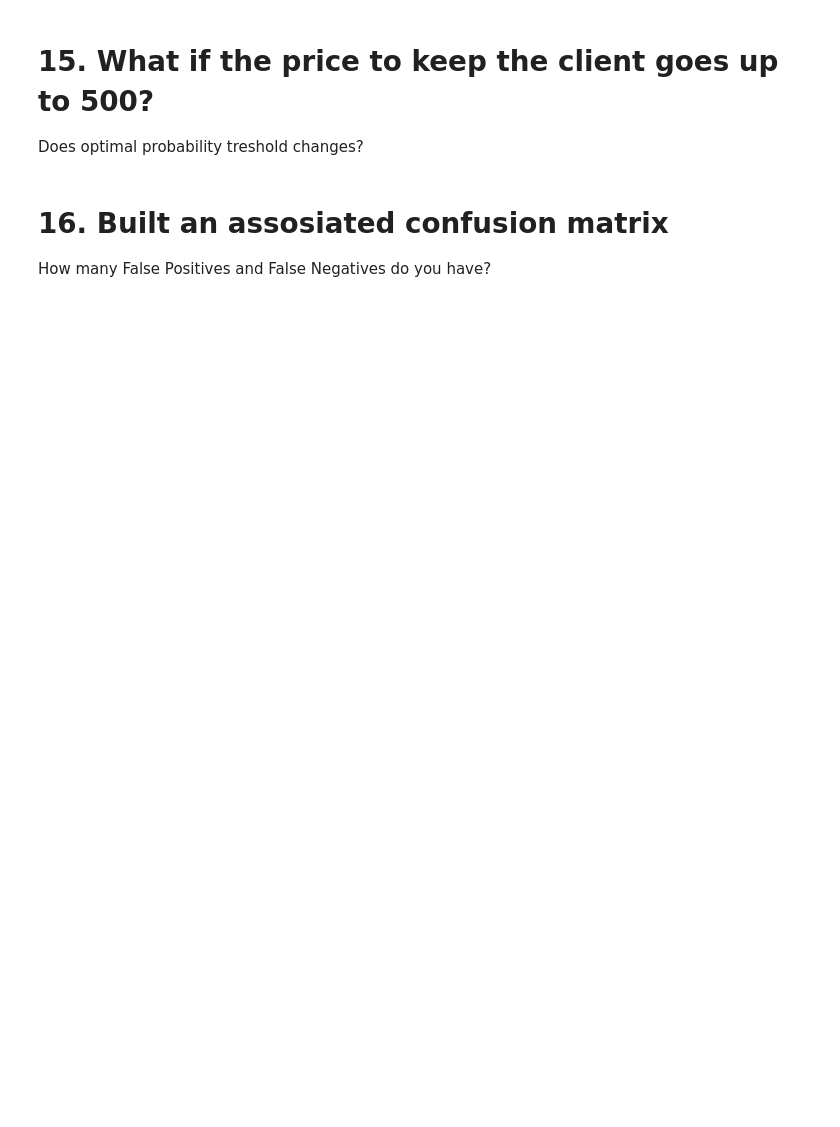
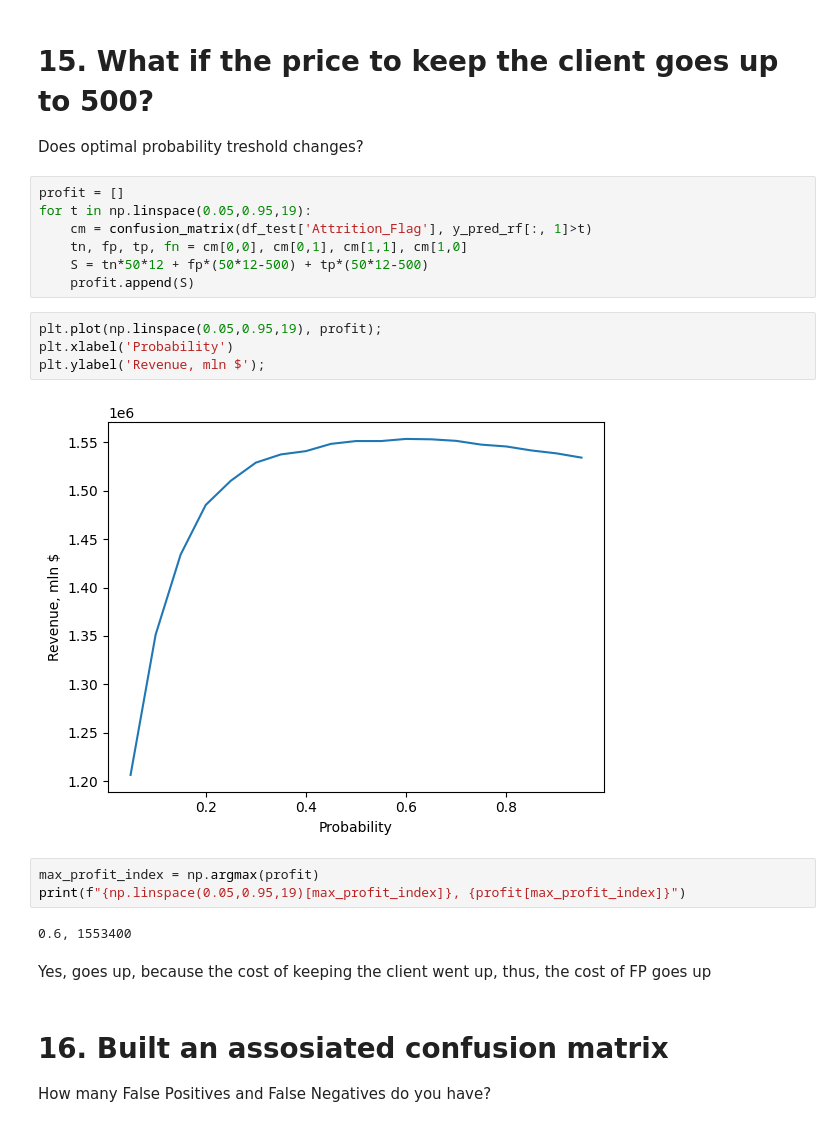
Before and after one commit to Badcat330/ds-for-business, a Jupyter notebook: home-assignment-2/ha2-churn-prediction.ipynb, the cells around one changed output. Drawn from its saved outputs; the diff is of its cells as text; blank space fills up the shorter version.

```diff
--- a/home-assignment-2/ha2-churn-prediction.ipynb
+++ b/home-assignment-2/ha2-churn-prediction.ipynb
@@ -370,6 +427,26 @@ assosiated with an optimal probability threshold. What happend to the number of
 # 15. What if the price to keep the client goes up to 500?
 
 Does optimal probability treshold changes?
+# %%
+profit = []
+for t in np.linspace(0.05,0.95,19):
+    cm = confusion_matrix(df_test['Attrition_Flag'], y_pred_rf[:, 1]>t)
+    tn, fp, tp, fn = cm[0,0], cm[0,1], cm[1,1], cm[1,0]
+    S = tn*50*12 + fp*(50*12-500) + tp*(50*12-500)
+    profit.append(S)
+# %%
+plt.plot(np.linspace(0.05,0.95,19), profit);
+plt.xlabel('Probability')
+plt.ylabel('Revenue, mln $');
+# %% [output]
+[figure, added]
+# %%
+max_profit_index = np.argmax(profit)
+print(f"{np.linspace(0.05,0.95,19)[max_profit_index]}, {profit[max_profit_index]}")
+# %% [output]
+0.6, 1553400
+# %% [markdown]
+Yes, goes up, because the cost of keeping the client went up, thus, the cost of FP goes up
 # %% [markdown]
 # 16. Built an assosiated confusion matrix
 
```
Also changed, not shown: parts of 18 cells of this notebook, 1 other file.
